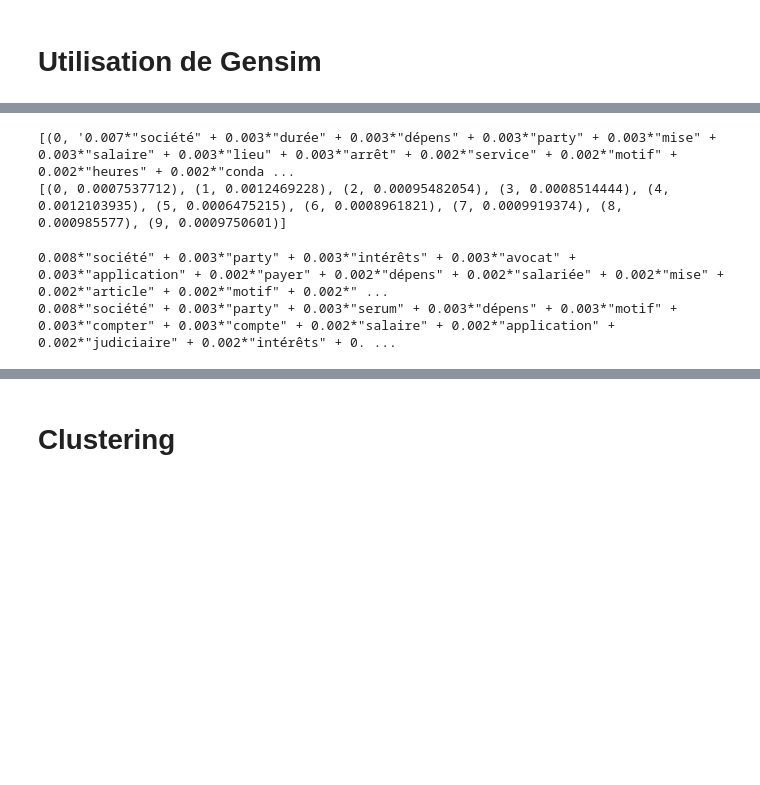
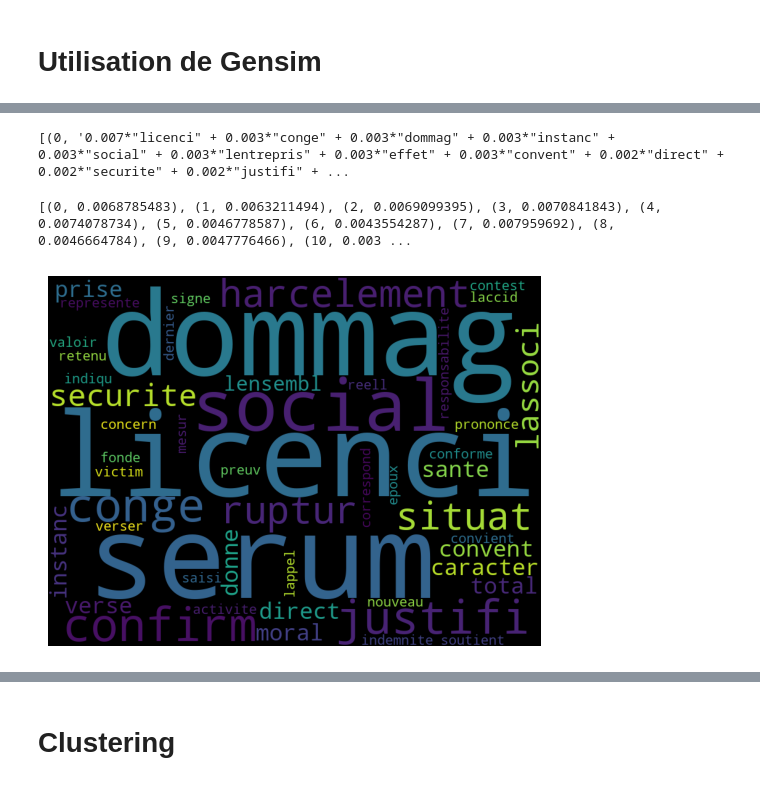
Before and after one commit to Galaboost/NLP, a Jupyter notebook: LDA.ipynb, the cells around one changed output, grey strips where cells are left out. Drawn from its saved outputs; the diff is of its cells as text; code cells hidden in the pictures; blank space fills up the shorter version.

```diff
--- a/LDA.ipynb
+++ b/LDA.ipynb
@@ -121,21 +130,32 @@ Dictionary<39770 unique tokens: ['1chambre', 'abou', 'absolue', 'accompli', 'acc
 # %%
 # Technique LDA
-lda = LdaModel(corpus=data_bow, id2word=dic,num_topics=10)
-topic = lda.print_topics(num_words=20)
+lda = LdaModel(corpus=data_bow, id2word=dic,num_topics=15)
+topic = lda.print_topics(num_words=50)
 print(topic)
-
-print(lda.get_term_topics("luniversité", minimum_probability=0))
-
-# topic 1 et 4
 # %% [output]
-[(0, '0.007*"société" + 0.003*"durée" + 0.003*"dépens" + 0.003*"party" + 0.003*"mise" + 0.003*"salaire" + 0.003*"lieu" + 0.003*"arrêt" + 0.002*"service" + 0.002*"motif" + 0.002*"heures" + 0.002*"conda ...
-[(0, 0.0007537712), (1, 0.0012469228), (2, 0.00095482054), (3, 0.0008514444), (4, 0.0012103935), (5, 0.0006475215), (6, 0.0008961821), (7, 0.0009919374), (8, 0.000985577), (9, 0.0009750601)]
+[(0, '0.007*"licenci" + 0.003*"conge" + 0.003*"dommag" + 0.003*"instanc" + 0.003*"social" + 0.003*"lentrepris" + 0.003*"effet" + 0.003*"convent" + 0.002*"direct" + 0.002*"securite" + 0.002*"justifi" + ...
-# %%
-topic_4= topic[1][1]
-print(topic_4)
-
-topic_6= topic[4][1]
-print(topic_6)
-# %% [output]
-0.008*"société" + 0.003*"party" + 0.003*"intérêts" + 0.003*"avocat" + 0.003*"application" + 0.002*"payer" + 0.002*"dépens" + 0.002*"salariée" + 0.002*"mise" + 0.002*"article" + 0.002*"motif" + 0.002*" ...
-0.008*"société" + 0.003*"party" + 0.003*"serum" + 0.003*"dépens" + 0.003*"motif" + 0.003*"compter" + 0.003*"compte" + 0.002*"salaire" + 0.002*"application" + 0.002*"judiciaire" + 0.002*"intérêts" + 0. ...
+# %%
+print(lda.get_term_topics("licenci", minimum_probability=0))
+# %% [output]
+[(0, 0.0068785483), (1, 0.0063211494), (2, 0.0069099395), (3, 0.0070841843), (4, 0.0074078734), (5, 0.0046778587), (6, 0.0043554287), (7, 0.007959692), (8, 0.0046664784), (9, 0.0047776466), (10, 0.003 ...
+# %%
+nl = []
+for element in topic:
+  texte_modifie = re.sub(r"\d+\.\d+|\*|\"", "", element[1])
+  vir = re.sub(r"\+", ",", texte_modifie)
+  nl.append((element[0], vir))
+
+l = []
+for i in nl[5]:
+    if i != 5:
+      l.append(i)
+chaine = ", ".join(l)
+
+wc = WordCloud(width=800, height=600)
+wc.generate(chaine)
+
+plt.imshow(wc)
+plt.axis("off")
+plt.show()
+# %% [output]
+[figure, added]
```
Also changed, not shown: parts of 12 cells of this notebook, 1 other file.
